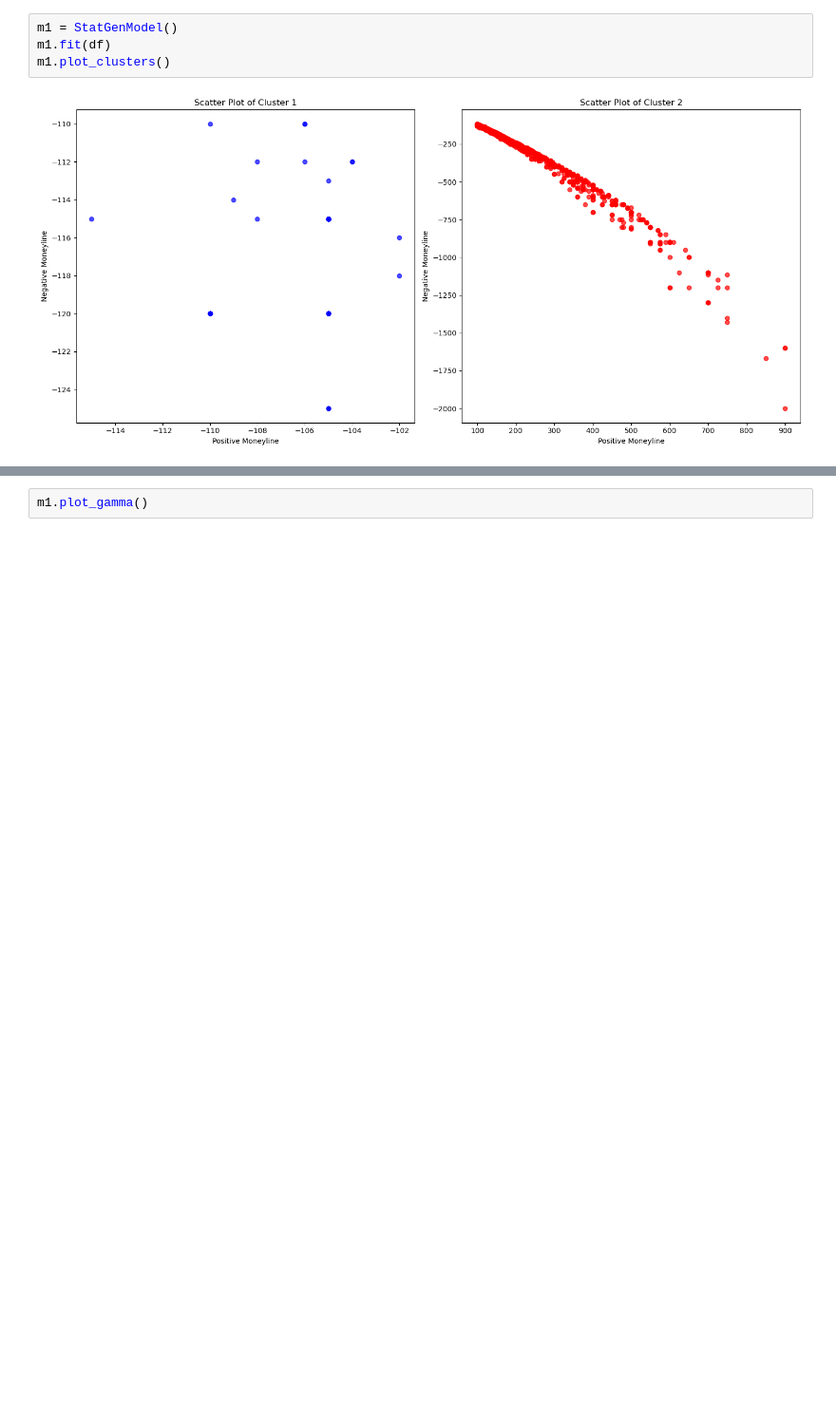
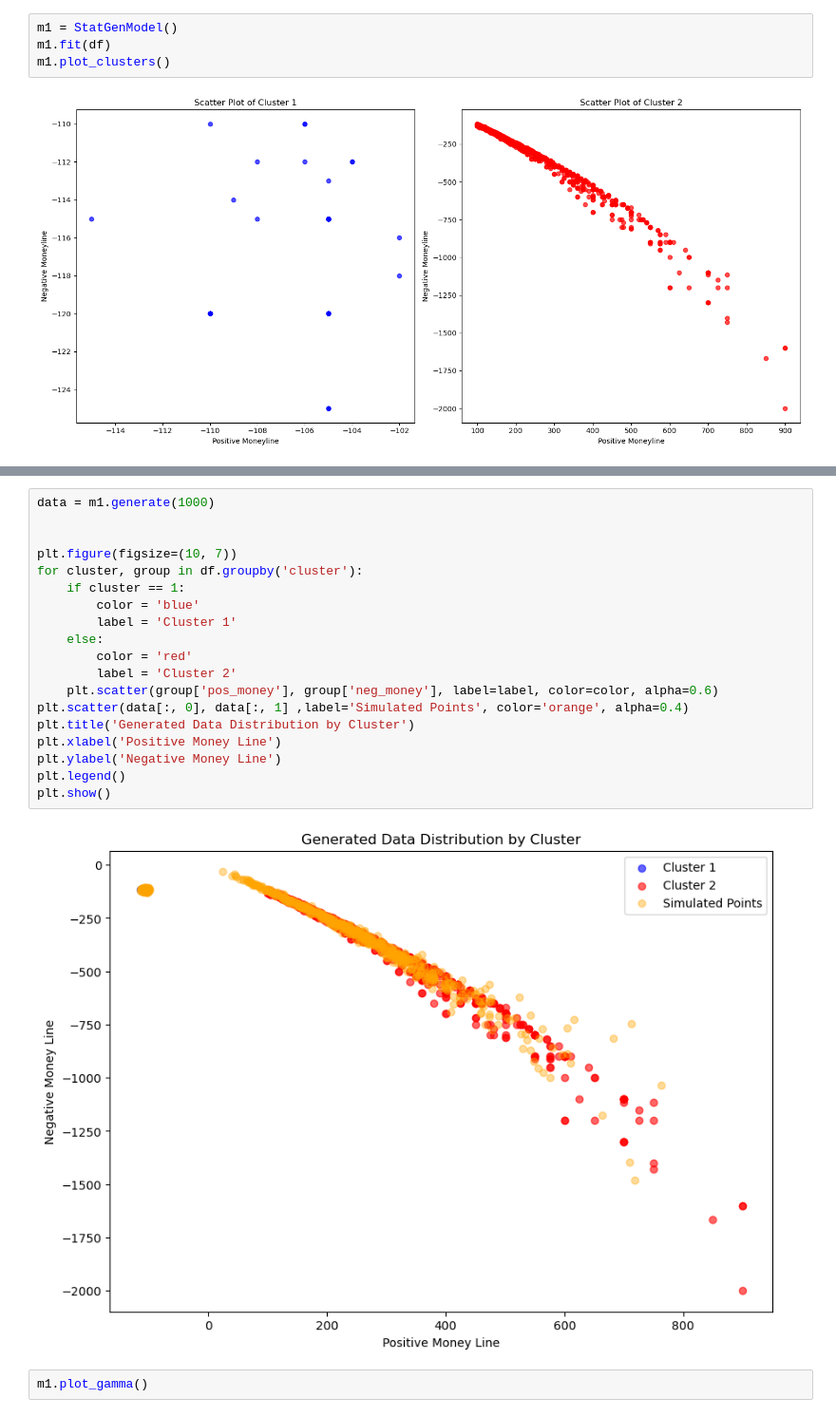
Before and after one commit to jakebirnbach/MoneyLineGANs, a Jupyter notebook: ML Models/stat_model.ipynb, the cells around one changed output, grey strips where cells are left out. Shown at 95% size. Drawn from its saved outputs; the diff is of its cells as text; blank space fills up the shorter version.

```diff
--- a/ML Models/stat_model.ipynb
+++ b/ML Models/stat_model.ipynb
@@ -247,3 +350,24 @@ plt.show()
+# %%
+data = m1.generate(1000)
+
+
+plt.figure(figsize=(10, 7))
+for cluster, group in df.groupby('cluster'):
+    if cluster == 1:
+        color = 'blue'
+        label = 'Cluster 1'
+    else:
+        color = 'red'
+        label = 'Cluster 2'
+    plt.scatter(group['pos_money'], group['neg_money'], label=label, color=color, alpha=0.6)
+plt.scatter(data[:, 0], data[:, 1] ,label='Simulated Points', color='orange', alpha=0.4)
+plt.title('Generated Data Distribution by Cluster')
+plt.xlabel('Positive Money Line')
+plt.ylabel('Negative Money Line')
+plt.legend()
+plt.show()
+# %% [output]
+[figure, added]
 # %%
 m1.plot_gamma()
 # %% [output]
```
Also changed, not shown: parts of 7 cells of this notebook.
